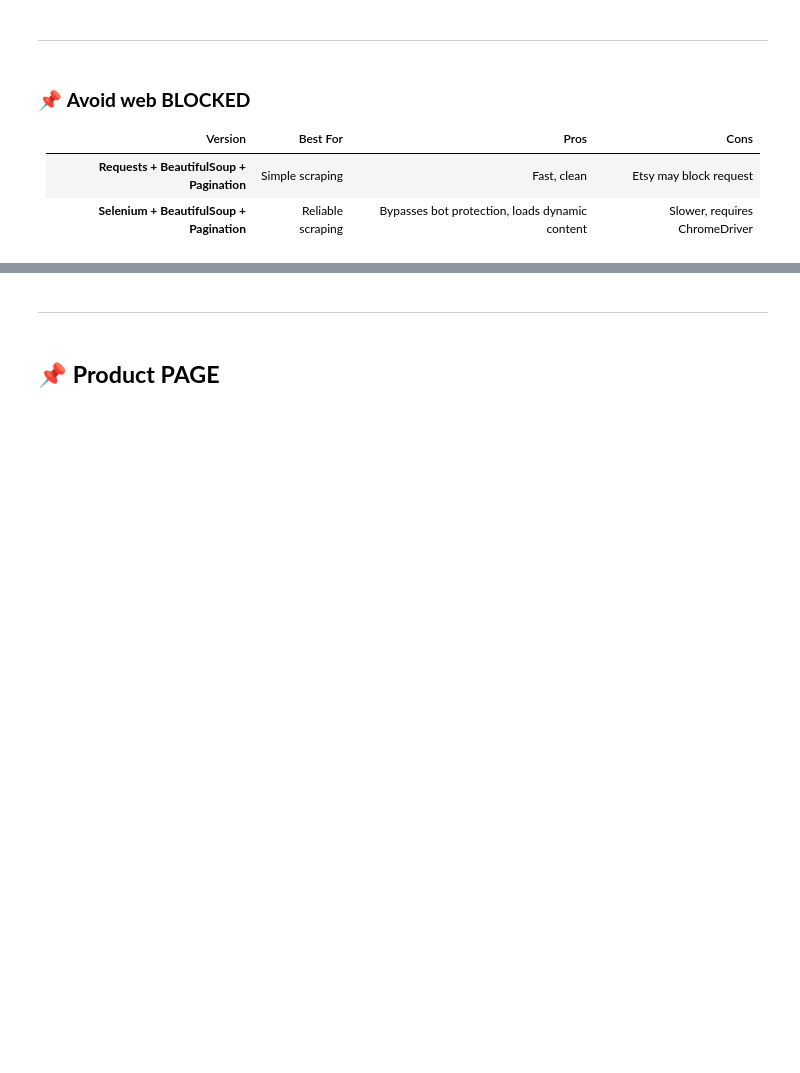
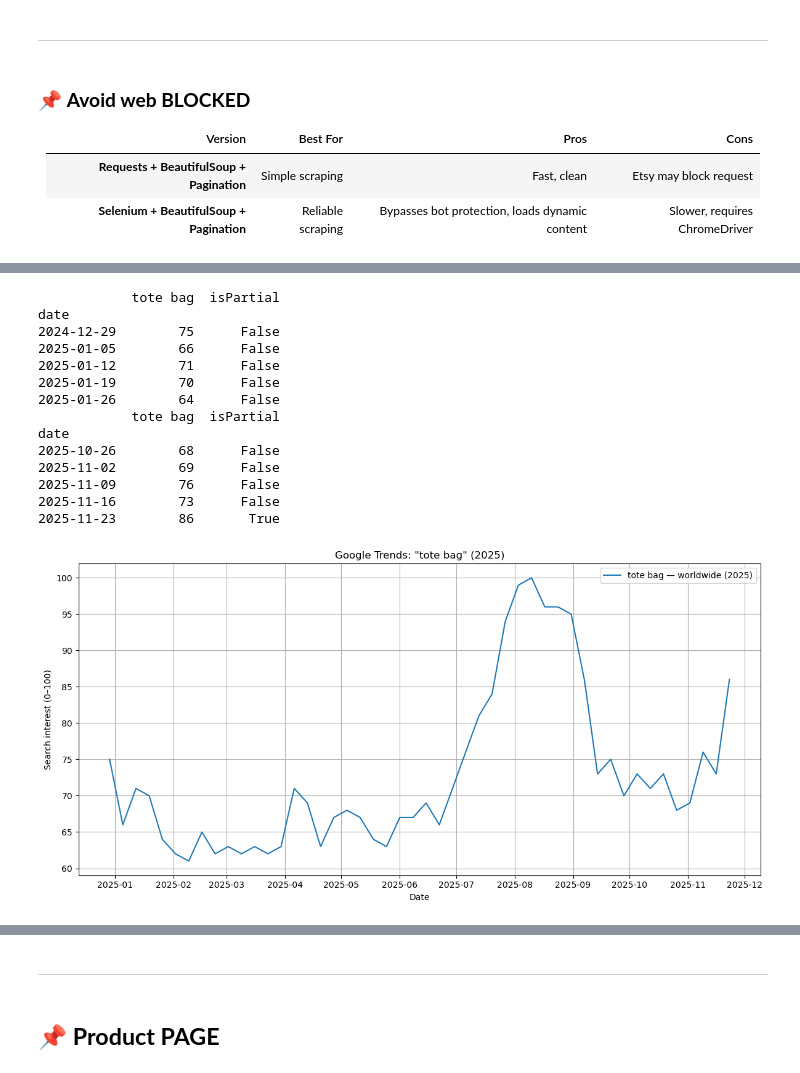
Before and after one commit to samia-boubaya/project_03-Etsy-POD-Trends, a Jupyter notebook: notebooks/PROJECT 03.ipynb, the cells around one changed output, grey strips where cells are left out. Saved outputs shown, nothing was run; the diff lists cells and outputs as text; code cells hidden in the pictures; blank space fills up the shorter version.

```diff
--- a/notebooks/PROJECT 03.ipynb
+++ b/notebooks/PROJECT 03.ipynb
@@ -134,0 +224,50 @@ If blocked, using headers, rotating proxies, or the Etsy API will be required.
+# %%
+# Install the library first, if you haven't
+# pip install pytrends pandas matplotlib
+
+from pytrends.request import TrendReq
+import pandas as pd
+import matplotlib.pyplot as plt
+
+# 1. connect to Google Trends
+pytrends = TrendReq(hl='en-US', tz=0)
+
+# 2. set your keyword(s) and timeframe (here: 2025)
+kw = ["tote bag"]
+pytrends.build_payload(kw_list=kw,
+                       timeframe="2025-01-01 2025-12-31",
+                       geo="",     # empty = Worldwide
+                       gprop="")   # web search
+
+# 3. fetch interest over time
+df = pytrends.interest_over_time()
+
+print(df.head())
+print(df.tail())
+
+# 4. plot
+plt.figure(figsize=(12,6))
+plt.plot(df.index, df["tote bag"], label="tote bag — worldwide (2025)")
+plt.xlabel("Date")
+plt.ylabel("Search interest (0–100)")
+plt.title('Google Trends: "tote bag" (2025)')
+plt.legend()
+plt.grid(True)
+plt.tight_layout()
+plt.show()
+# %% [output]
+            tote bag  isPartial
+date
+2024-12-29        75      False
+2025-01-05        66      False
+2025-01-12        71      False
+2025-01-19        70      False
+2025-01-26        64      False
+            tote bag  isPartial
+date
+2025-10-26        68      False
+2025-11-02        69      False
+2025-11-09        76      False
+2025-11-16        73      False
+2025-11-23        86       True
+[figure, added]
```
Also changed, not shown: parts of 8 cells of this notebook, 2 other files.
